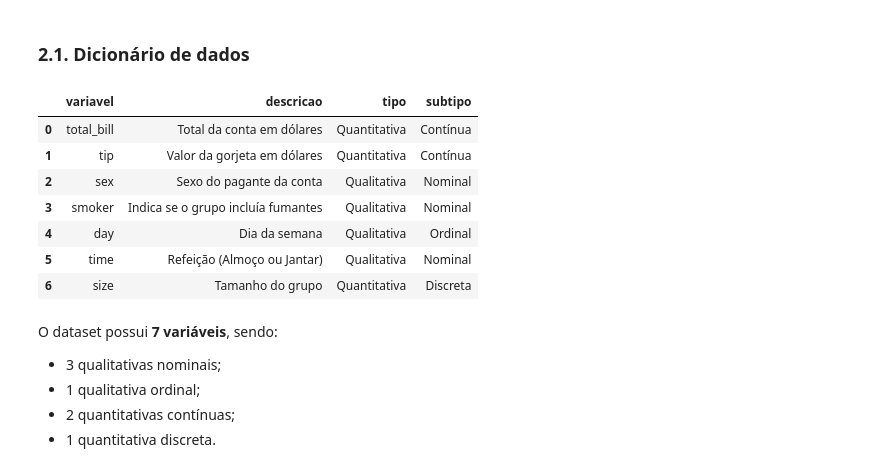
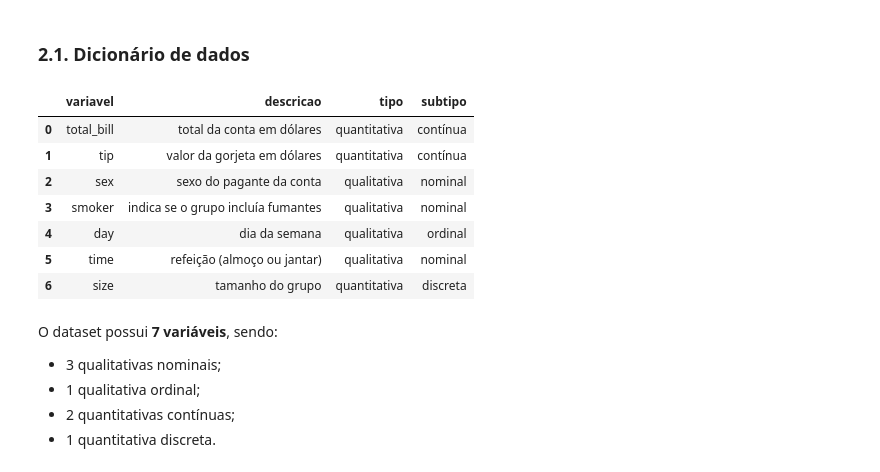
Before and after one commit to matheusvazdata/avanti-bootcamp-cdd, a Jupyter notebook: notebooks/01-exploratory_data_analysis.ipynb, the cells around one changed output. Cells and saved outputs as stored; diff of their text form; code cells hidden in the pictures.

Commit message:
feat: finalização da análise exploratório de dados do dataset tips (#2)

```diff
--- a/notebooks/01-exploratory_data_analysis.ipynb
+++ b/notebooks/01-exploratory_data_analysis.ipynb
@@ -37,35 +37,19 @@ Ele é amplamente utilizado na comunidade de ciência de dados e estatística, m
 Esse dataset inclui variáveis como o total da conta, a gorjeta dada, etc. A variável dependente geralmente é a ``tip``, com as outras variáveis sendo usadas como preditoras.
 # %% [markdown]
 ### 2.1. Dicionário de dados
-# %%
-# Criando um dicionário para o dataset tips
-dicionario_tips = {
-    'variavel': ['total_bill', 'tip', 'sex', 'smoker', 'day', 'time', 'size'],
-    'descricao': [
-        'Total da conta em dólares',
-        'Valor da gorjeta em dólares',
-        'Sexo do pagante da conta',
-        'Indica se o grupo incluía fumantes',
-        'Dia da semana',
-        'Refeição (Almoço ou Jantar)',
-        'Tamanho do grupo'
-    ],
-    'tipo': ['Quantitativa', 'Quantitativa', 'Qualitativa', 'Qualitativa', 'Qualitativa', 'Qualitativa', 'Quantitativa'],
-    'subtipo': ['Contínua', 'Contínua', 'Nominal', 'Nominal', 'Ordinal', 'Nominal', 'Discreta']
-}
-
-# Convertendo o dicionário para um DataFrame para melhorar a visualização
-df_dicionario_tips = pd.DataFrame(dicionario_tips)
-df_dicionario_tips
-# %% [output]
-|  | variavel | descricao | tipo | subtipo |
-| 0 | total_bill | Total da conta em dólares | Quantitativa | Contínua |
-| 1 | tip | Valor da gorjeta em dólares | Quantitativa | Contínua |
-| 2 | sex | Sexo do pagante da conta | Qualitativa | Nominal |
-| 3 | smoker | Indica se o grupo incluía fumantes | Qualitativa | Nominal |
-| 4 | day | Dia da semana | Qualitativa | Ordinal |
-| 5 | time | Refeição (Almoço ou Jantar) | Qualitativa | Nominal |
-| 6 | size | Tamanho do grupo | Quantitativa | Discreta |
+# %%
+# Lendo o dicionário criado na atividade anterior
+df_dicionario_tips = pd.read_csv('../data/external/dictionary.csv')
+df_dicionario_tips
+# %% [output]
+|  | variavel | descricao | tipo | subtipo |
+| 0 | total_bill | total da conta em dólares | quantitativa | contínua |
+| 1 | tip | valor da gorjeta em dólares | quantitativa | contínua |
+| 2 | sex | sexo do pagante da conta | qualitativa | nominal |
+| 3 | smoker | indica se o grupo incluía fumantes | qualitativa | nominal |
+| 4 | day | dia da semana | qualitativa | ordinal |
+| 5 | time | refeição (almoço ou jantar) | qualitativa | nominal |
+| 6 | size | tamanho do grupo | quantitativa | discreta |
 # %% [markdown]
 O dataset possui **7 variáveis**, sendo:
 - 3 qualitativas nominais;
```
Also changed, not shown: parts of 18 cells of this notebook.
